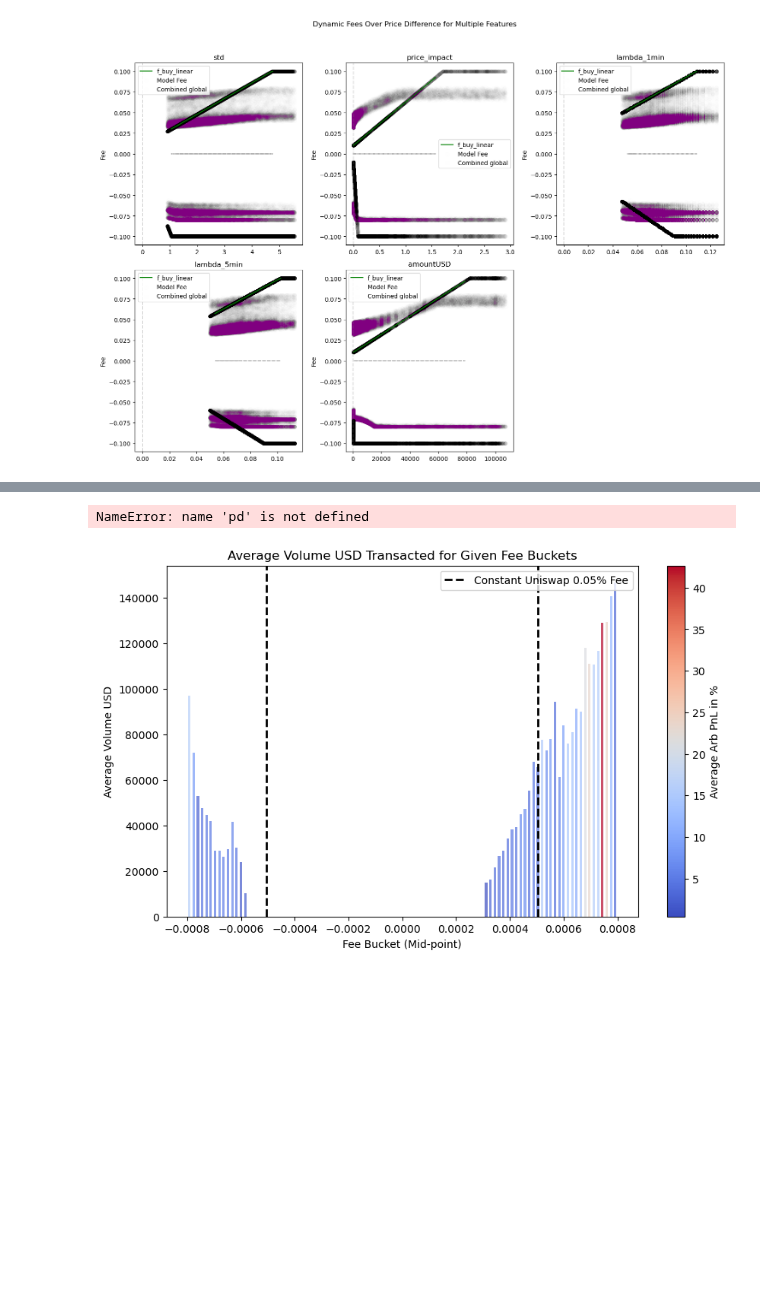
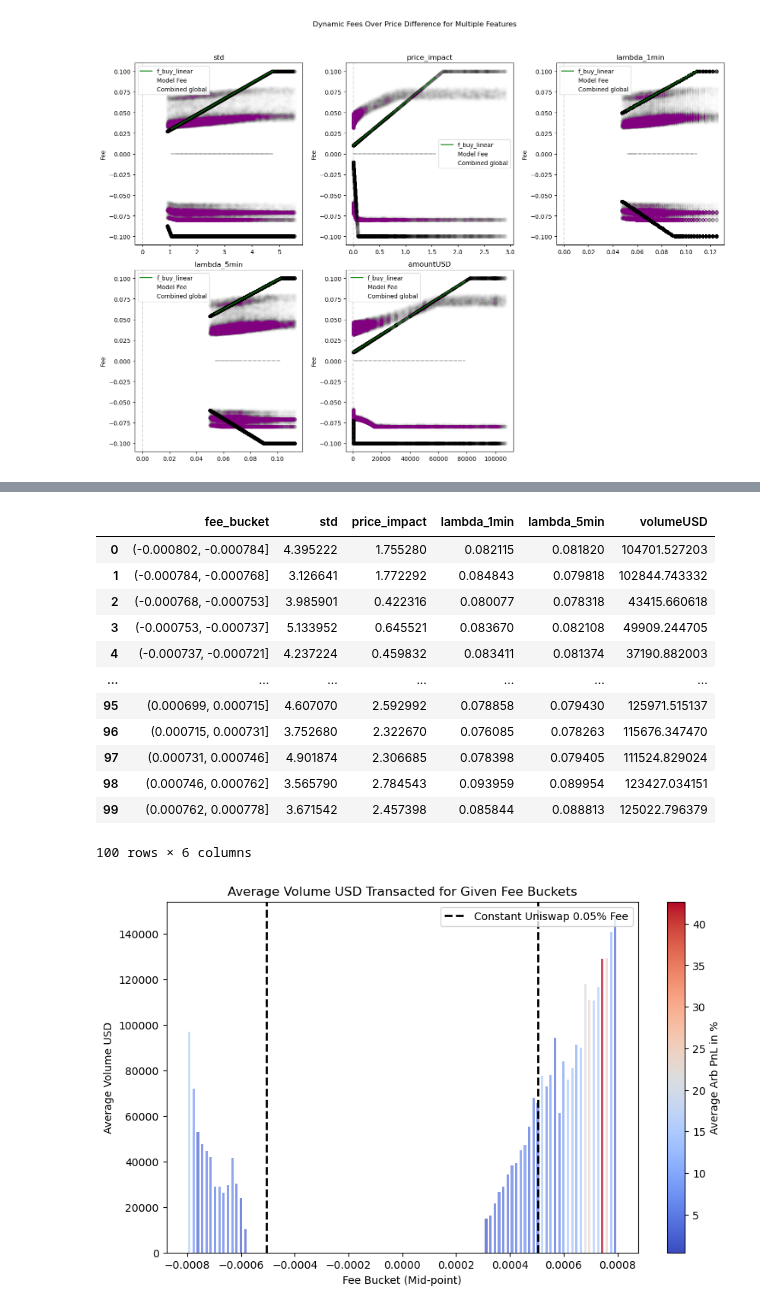
Before and after one commit to Armand-Morin/afp-berkeley-dynamic-fee-defi-amm, a Jupyter notebook: compact_model.ipynb, the cells around one changed output, grey strips where cells are left out. Saved outputs shown, nothing was run; the diff lists cells and outputs as text; code cells hidden in the pictures; blank space fills up the shorter version.

```diff
--- a/compact_model.ipynb
+++ b/compact_model.ipynb
@@ -465,2 +447,0 @@ metrics
-# %%
-features.pop(['amountUSD'])
@@ -487,13 +449,24 @@ metrics
 # Adjusting bins to a higher value for finer granularity
 metrics['fee_bucket'] = pd.cut(metrics['combined_fee'], bins=100)  # Adjusted number of bins from 10 to 20
 
-features.remove('amountUSD')  # Removes 'amountUSD' from the list
-features.append('volumeUSD')
-
 # Calculate the average 'volumeUSD' for each bucket
-agg_metrics = metrics.groupby('fee_bucket')[['volumeUSD','arb_pnl']].mean().reset_index()
+agg_metrics = metrics.groupby('fee_bucket')[features].mean().reset_index()
-# %% [output]
-NameError: name 'pd' is not defined
+# %%
+agg_metrics
+# %% [output]
+|  | fee_bucket | std | price_impact | lambda_1min | lambda_5min | volumeUSD |
+| 0 | (-0.000802, -0.000784] | 4.395222 | 1.755280 | 0.082115 | 0.081820 | 104701.527203 |
+| 1 | (-0.000784, -0.000768] | 3.126641 | 1.772292 | 0.084843 | 0.079818 | 102844.743332 |
+| 2 | (-0.000768, -0.000753] | 3.985901 | 0.422316 | 0.080077 | 0.078318 | 43415.660618 |
+| 3 | (-0.000753, -0.000737] | 5.133952 | 0.645521 | 0.083670 | 0.082108 | 49909.244705 |
+| 4 | (-0.000737, -0.000721] | 4.237224 | 0.459832 | 0.083411 | 0.081374 | 37190.882003 |
+| ... | ... | ... | ... | ... | ... | ... |
+| 95 | (0.000699, 0.000715] | 4.607070 | 2.592992 | 0.078858 | 0.079430 | 125971.515137 |
+| 96 | (0.000715, 0.000731] | 3.752680 | 2.322670 | 0.076085 | 0.078263 | 115676.347470 |
+| 97 | (0.000731, 0.000746] | 4.901874 | 2.306685 | 0.078398 | 0.079405 | 111524.829024 |
+| 98 | (0.000746, 0.000762] | 3.565790 | 2.784543 | 0.093959 | 0.089954 | 123427.034151 |
+| 99 | (0.000762, 0.000778] | 3.671542 | 2.457398 | 0.085844 | 0.088813 | 125022.796379 |
+100 rows × 6 columns
 # %%
 from matplotlib.cm import coolwarm
 from matplotlib.colors import Normalize
```
Also changed, not shown: parts of 4 cells of this notebook.
